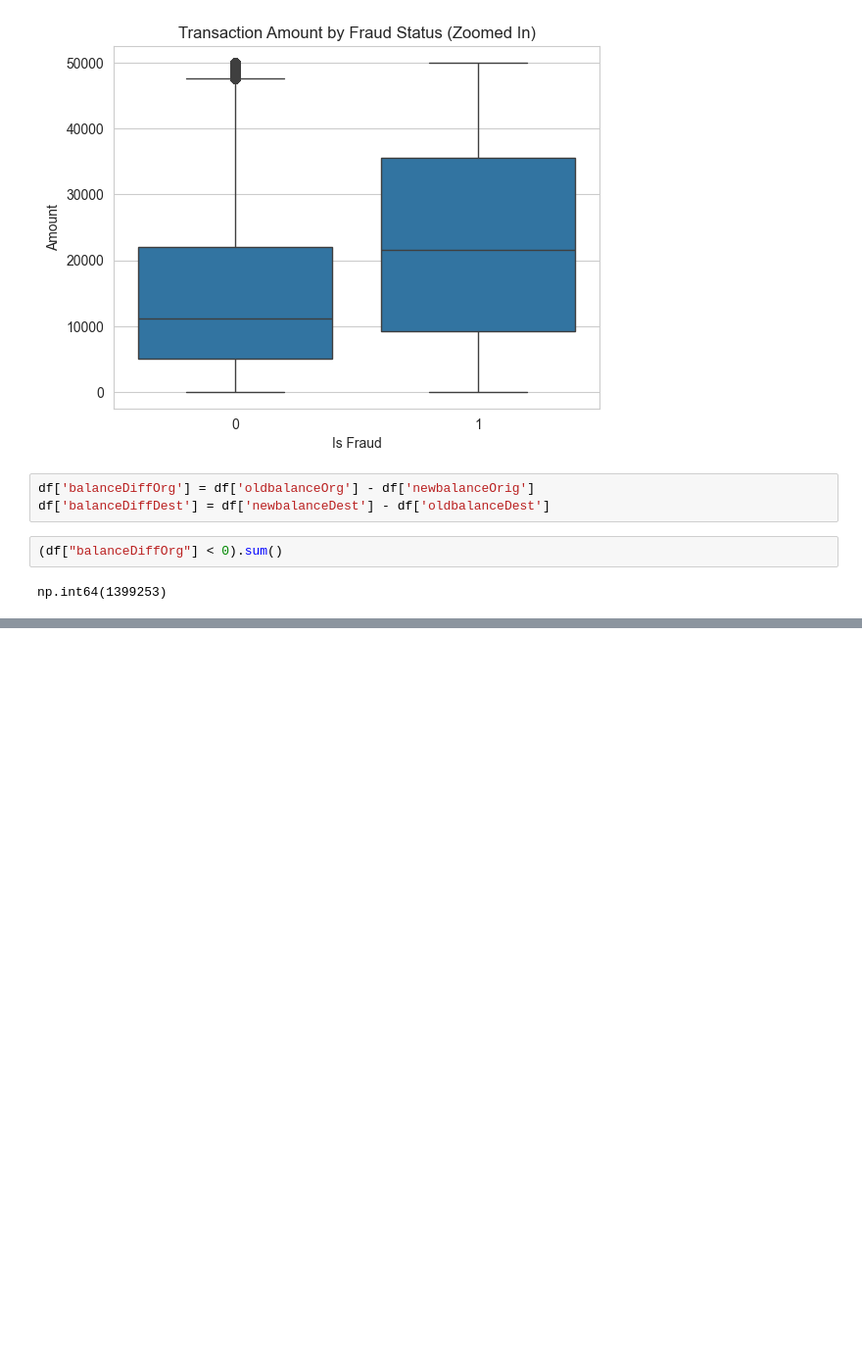
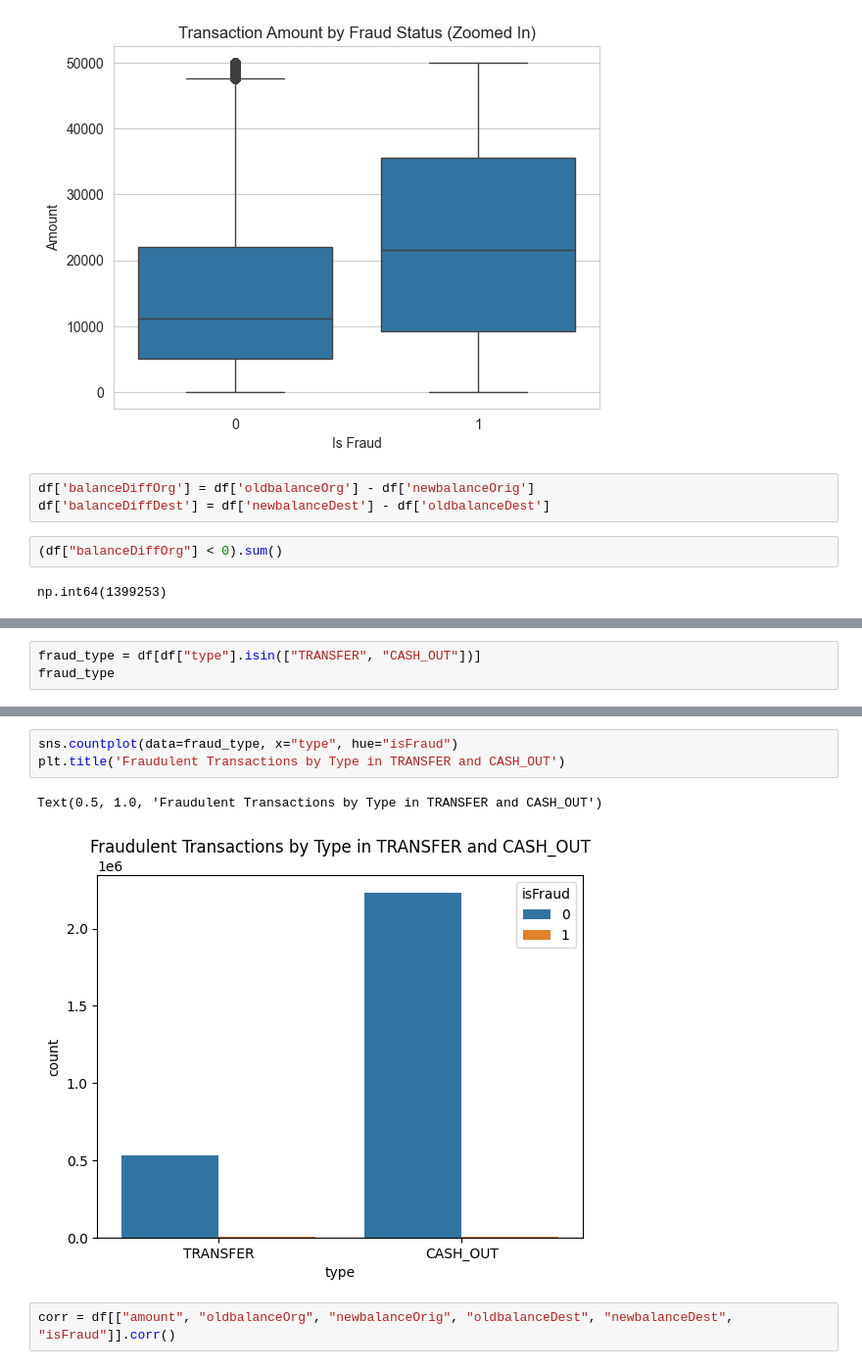
Before and after one commit to hansikasharma/mlProjects, a Jupyter notebook: fraudDetection/analysis_model.ipynb, the cells around one changed output, grey strips where cells are left out. Shown at 98% size. Drawn from its saved outputs; the diff is of its cells as text; blank space fills up the shorter version.

```diff
--- a/fraudDetection/analysis_model.ipynb
+++ b/fraudDetection/analysis_model.ipynb
@@ -137,0 +173,3 @@ fraud_counts = df["type"].value_counts()
+# %%
+fraud_type = df[df["type"].isin(["TRANSFER", "CASH_OUT"])]
+fraud_type
@@ -137,0 +197,8 @@ fraud_counts = df["type"].value_counts()
+# %%
+sns.countplot(data=fraud_type, x="type", hue="isFraud")
+plt.title('Fraudulent Transactions by Type in TRANSFER and CASH_OUT')
+# %% [output]
+Text(0.5, 1.0, 'Fraudulent Transactions by Type in TRANSFER and CASH_OUT')
+[figure, added]
+# %%
+corr = df[["amount", "oldbalanceOrg", "newbalanceOrig", "oldbalanceDest", "newbalanceDest", "isFraud"]].corr()
```
Also changed, not shown: parts of 23 cells of this notebook.
